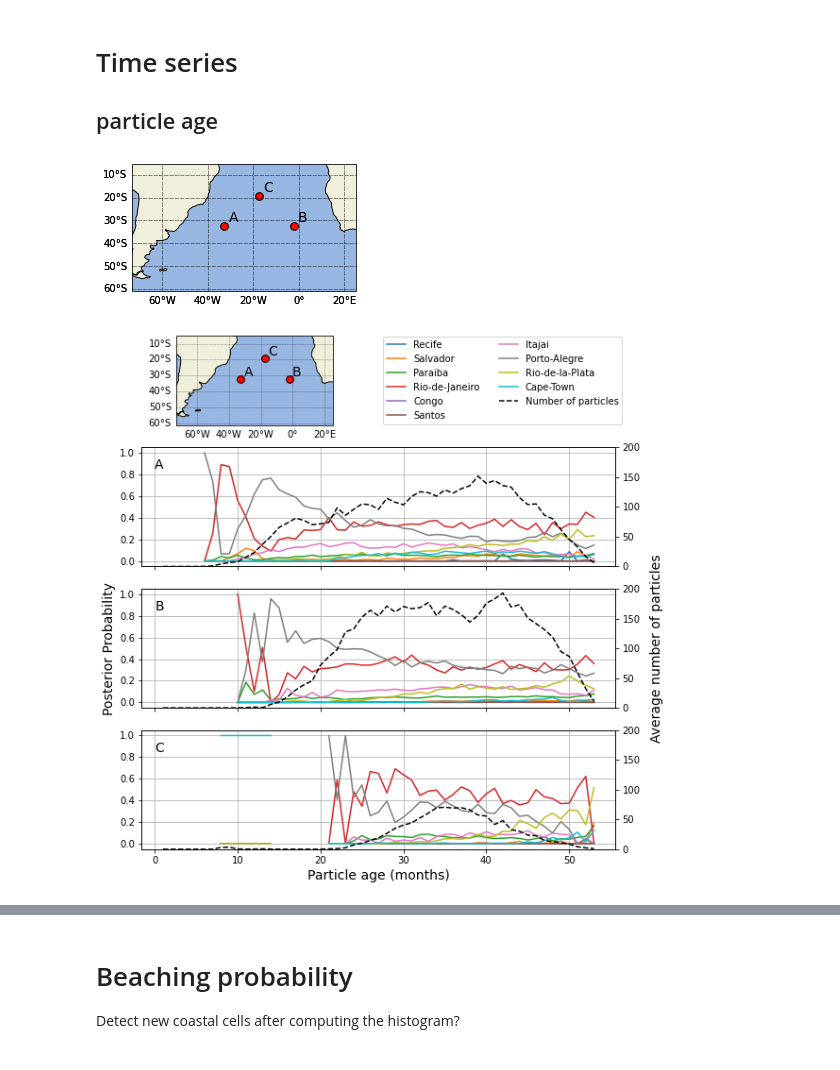
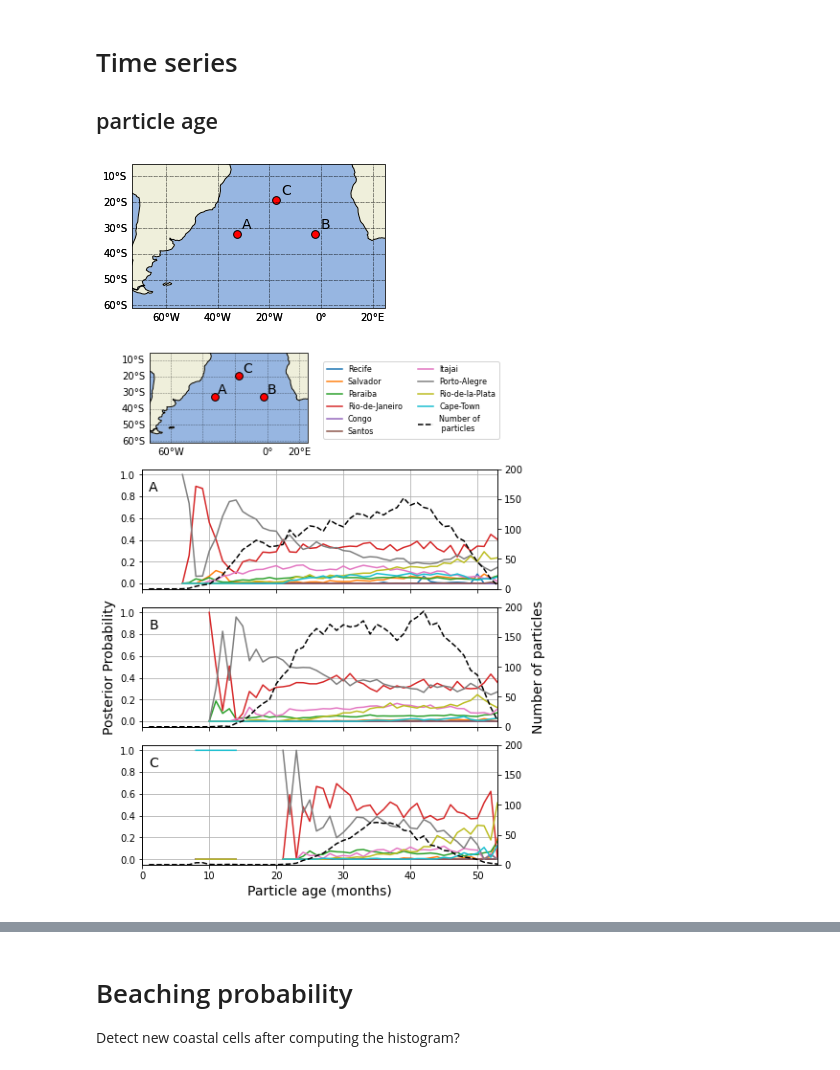
Before and after one commit to OceanParcels/BayesianAnalysis_SouthAtlantic, a Jupyter notebook: notebooks/article_plots.ipynb, the cells around one changed output, grey strips where cells are left out. Drawn from its saved outputs; the diff is of its cells as text; code cells hidden in the pictures.

Commit message:
debug beached_probability. Some questions remain open. Edit the plots for article in several notebooks.

```diff
--- a/notebooks/article_plots.ipynb
+++ b/notebooks/article_plots.ipynb
@@ -51,7 +53,7 @@ labels = list(posterior.keys())
 # Probability maps
 # %%
 # likelihood 4 years
-y,x = np.meshgrid(posterior['lat'], posterior['lon'])
+
 t=0
 
 fig,ax = plt.subplots(ncols=5,nrows=3,figsize=(10,4),
@@ -63,7 +65,7 @@ for k, loc in enumerate(ordered_labels):
 
     z = likelihood[loc][t] #np.ma.masked_array(prob[loc][t], mask=prob['dimensions']['mask'])
 
-    ax[k].set_extent([-73.0, 24.916666,-60.916664, -5.0833335], crs=ccrs.PlateCarree())
+    ax[k].set_extent([-73.0, 25,-60, -5], crs=ccrs.PlateCarree())
     #ax[k].add_feature(cfeature.OCEAN)
     ax[k].add_feature(cfeature.LAND, zorder=2, facecolor='#808080')
     ax[k].add_feature(cfeature.RIVERS)
@@ -93,5 +95,5 @@ bar_ax = fig.add_axes([0.3, 0.21, 0.4, 0.05])
 cbar = fig.colorbar(im, cax=bar_ax, orientation='horizontal', extend='max')
 cbar.ax.xaxis.set_major_formatter(mtick.FormatStrFormatter('%.0e'))
 
-plt.savefig('../article_figs/likelihood_4y_average', dpi=300)
+# plt.savefig('../article_figs/likelihood_4y_average', dpi=300)
 # %% [output]
@@ -142,3 +143,11 @@ cbar = fig.colorbar(im, cax=bar_ax, orientation='horizontal')
 plt.savefig('../article_figs/posterior_4y_average', dpi=300)
 # %% [output]
 [figure]
+# %%
+t =0
+total = 0
+for k, loc in enumerate(ordered_labels):
+
+    total += posterior[loc][t]
+
+np.nanmean(total.data)
@@ -150,7 +190,7 @@ posterior30 = xr.load_dataset('../data/analysis/sa-s06/posterior_sa-S06_aw30.nc'
 likelihood30 = xr.load_dataset('../data/analysis/sa-s06/likelihood_sa-S06_aw30.nc')
 # %%
 fig,ax = plt.subplots(figsize=(4,4),
-                      subplot_kw={'projection': ccrs.PlateCarree()})
+                      subplot_kw={'projection': ccrs.PlateCarree()}, constrained_layout=True)
 
 gl = ax.gridlines(crs=ccrs.PlateCarree(), draw_labels=True,
                   linewidth=1, color='black', alpha=0.3, linestyle='--')
@@ -179,14 +219,15 @@ for i in range(3):
 
 plt.savefig('../article_figs/map', dpi=200)
 # %% [output]
-[figure, old version]
+[figure, new version]
 # %%
 A = (40,47)
 B = (70,47)
 C = (55,60)
+time = np.linspace(1,53, 53)
 
-fig = plt.figure(figsize=(9,10))
-gs = fig.add_gridspec(4, 2, wspace=0.1, height_ratios=[0.2]+[0.8/3]*3)
+fig = plt.figure(figsize=(6.5,8), constrained_layout=True)
+gs = fig.add_gridspec(4, 2, wspace=0.05, height_ratios=[0.2]+[0.8/3]*3)
 
 ##
 ax00 = fig.add_subplot(gs[0, 0], projection= ccrs.PlateCarree())
@@ -225,41 +266,45 @@ plt.setp(ax21.get_xticklabels(), visible=False)
 
 handles = []
 for k,loc in enumerate(ordered_labels):
 
     hdl = ax11.plot(time, posterior30[loc][:, A[0], A[1]], '-',label=loc, color=f'C{k}')
     ax21.plot(time, posterior30[loc][:,  B[0], B[1]], '-',label=loc, color=f'C{k}')
     ax31.plot(time, posterior30[loc][:,  C[0], C[1]], '-', label=loc, color=f'C{k}')
 
     handles.append(hdl[0])
 
 ax11_t = ax11.twinx()
 ax21_t = ax21.twinx()
 ax31_t = ax31.twinx()
 
-hdl_twin = ax11_t.plot(time, posterior30['counts'][:, A[0], A[1]], '--',label='Number of particles', c='k')
+hdl_twin = ax11_t.plot(time, posterior30['counts'][:, A[0], A[1]], '--',label='Number of \n particles', c='k')
 handles = handles + hdl_twin
 ax21_t.plot(time, posterior30['counts'][:,  B[0], B[1]], '--',label=loc, c='k')
 ax31_t.plot(time, posterior30['counts'][:,  C[0], C[1]], '--',label=loc, c='k')
 up_lim = 200
 ax11_t.set_ylim(0, up_lim)
 ax21_t.set_ylim(0, up_lim)
 ax31_t.set_ylim(0, up_lim)
+ax11_t.set_xlim(0, 53)
+ax21_t.set_xlim(0, 53)
+ax31_t.set_xlim(0, 53)
 
-ax21_t.set_ylabel('Average number of particles', fontsize=14, labelpad=10)
+
+ax21_t.set_ylabel('Number of particles', fontsize=14, labelpad=10)
 ax21.set_ylabel('Posterior Probability', fontsize=14)
 
 ax11.grid(); ax21.grid(); ax31.grid()
 ax11.set_ylim(-0.05, 1.05); ax21.set_ylim(-0.05, 1.05); ax31.set_ylim(-0.05, 1.05);
 
-ax11.text(0, 0.85, 'A', fontsize=14)
-ax21.text(0, 0.85, 'B', fontsize=14)
-ax31.text(0, 0.85, 'C', fontsize=14)
+ax11.text(1, 0.85, 'A', fontsize=14)
+ax21.text(1, 0.85, 'B', fontsize=14)
+ax31.text(1, 0.85, 'C', fontsize=14)
 ax31.set_xlabel('Particle age (months)', fontsize=14)
 
-ax01.legend(handles=handles, bbox_to_anchor=(0.5, 0.5), loc='center', ncol=2)
-plt.savefig('../article_figs/time_series_map', dpi=200)
+ax01.legend(handles=handles, loc='lower center', ncol=2, fontsize=8)
+plt.savefig('../article_figs/time_series_map', dpi=300)
 # %% [output]
-[figure, old version]
+[figure, new version]
 # %%
 A = (40,47)
 B = (70,47)
```
Also changed, not shown: parts of 16 cells of this notebook, 2 other files.
